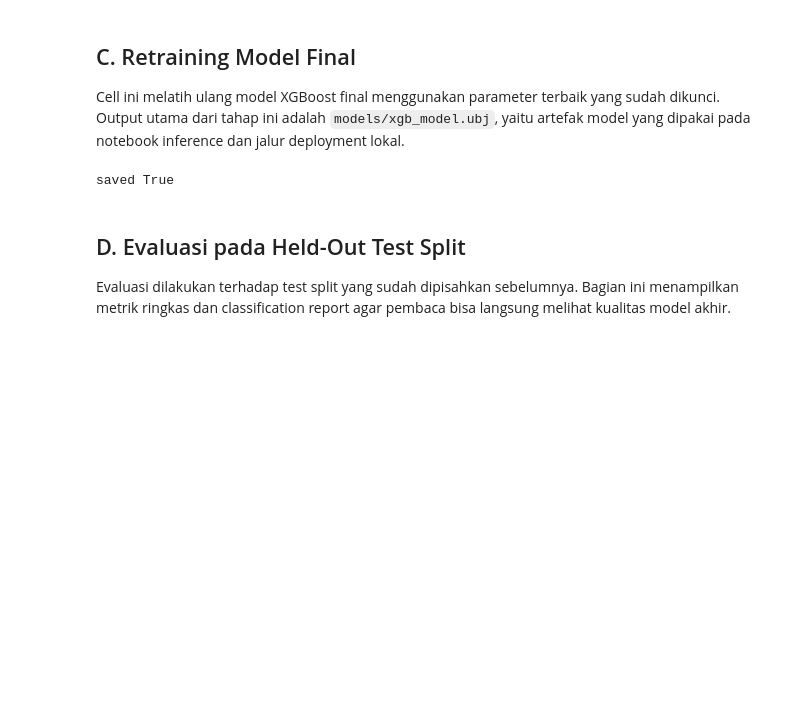
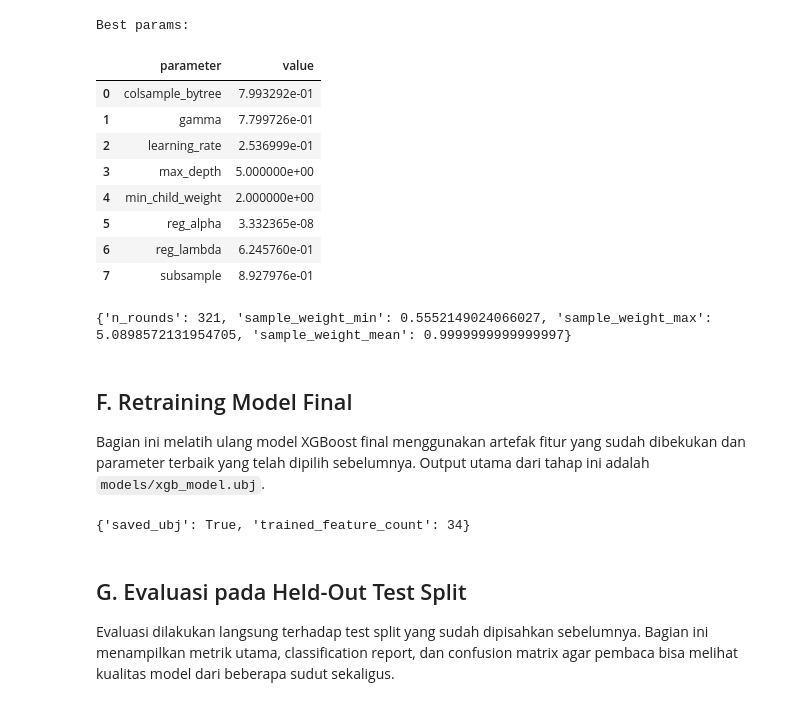
Before and after one commit to vaskoyudha/LSPE-X-HACKTHON-, a Jupyter notebook: training.ipynb, the cells around one changed output. Saved outputs shown, nothing was run; the diff lists cells and outputs as text; code cells hidden in the pictures; blank space fills up the shorter version.

```diff
--- a/training.ipynb
+++ b/training.ipynb
@@ -58,11 +135,33 @@ print(train_X.shape, test_X.shape)
+# %%
+params = json.loads(Path("models/best_params.json").read_text())
+n_rounds = int(params.pop("n_rounds", 449))
+weights = compute_sample_weights(train_y)
+
+print("Best params:")
+display(pd.DataFrame(sorted(params.items()), columns=["parameter", "value"]))
+print({
+    "n_rounds": n_rounds,
+    "sample_weight_min": float(np.min(weights)),
+    "sample_weight_max": float(np.max(weights)),
+    "sample_weight_mean": float(np.mean(weights)),
+})
+# %% [output]
+Best params:
+|  | parameter | value |
+| 0 | colsample_bytree | 7.993292e-01 |
+| 1 | gamma | 7.799726e-01 |
+| 2 | learning_rate | 2.536999e-01 |
+| 3 | max_depth | 5.000000e+00 |
+| 4 | min_child_weight | 2.000000e+00 |
+| 5 | reg_alpha | 3.332365e-08 |
+| 6 | reg_lambda | 6.245760e-01 |
+| 7 | subsample | 8.927976e-01 |
+{'n_rounds': 321, 'sample_weight_min': 0.5552149024066027, 'sample_weight_max': 5.0898572131954705, 'sample_weight_mean': 0.9999999999999997}
 # %% [markdown]
-## C. Retraining Model Final
+## F. Retraining Model Final
 
-Cell ini melatih ulang model XGBoost final menggunakan parameter terbaik yang sudah dikunci. Output utama dari tahap ini adalah `models/xgb_model.ubj`, yaitu artefak model yang dipakai pada notebook inference dan jalur deployment lokal.
+Bagian ini melatih ulang model XGBoost final menggunakan artefak fitur yang sudah dibekukan dan parameter terbaik yang telah dipilih sebelumnya. Output utama dari tahap ini adalah `models/xgb_model.ubj`.
 # %%
-params = json.loads(Path("models/best_params.json").read_text())
-n_rounds = int(params.pop("n_rounds", 449))
-weights = compute_sample_weights(train_y)
 model = xgb.XGBClassifier(
     objective="multi:softprob",
     num_class=3,
@@ -75,11 +174,14 @@ model = xgb.XGBClassifier(
 )
 model.fit(train_X, train_y, sample_weight=weights)
 model.save_model("models/xgb_model.ubj")
-print("saved", Path("models/xgb_model.ubj").exists())
+print({
+    "saved_ubj": Path("models/xgb_model.ubj").exists(),
+    "trained_feature_count": train_X.shape[1],
+})
 # %% [output]
-saved True
+{'saved_ubj': True, 'trained_feature_count': 34}
 # %% [markdown]
-## D. Evaluasi pada Held-Out Test Split
+## G. Evaluasi pada Held-Out Test Split
 
-Evaluasi dilakukan terhadap test split yang sudah dipisahkan sebelumnya. Bagian ini menampilkan metrik ringkas dan classification report agar pembaca bisa langsung melihat kualitas model akhir.
+Evaluasi dilakukan langsung terhadap test split yang sudah dipisahkan sebelumnya. Bagian ini menampilkan metrik utama, classification report, dan confusion matrix agar pembaca bisa melihat kualitas model dari beberapa sudut sekaligus.
 # %%
```
Also changed, not shown: parts of 16 cells of this notebook.
